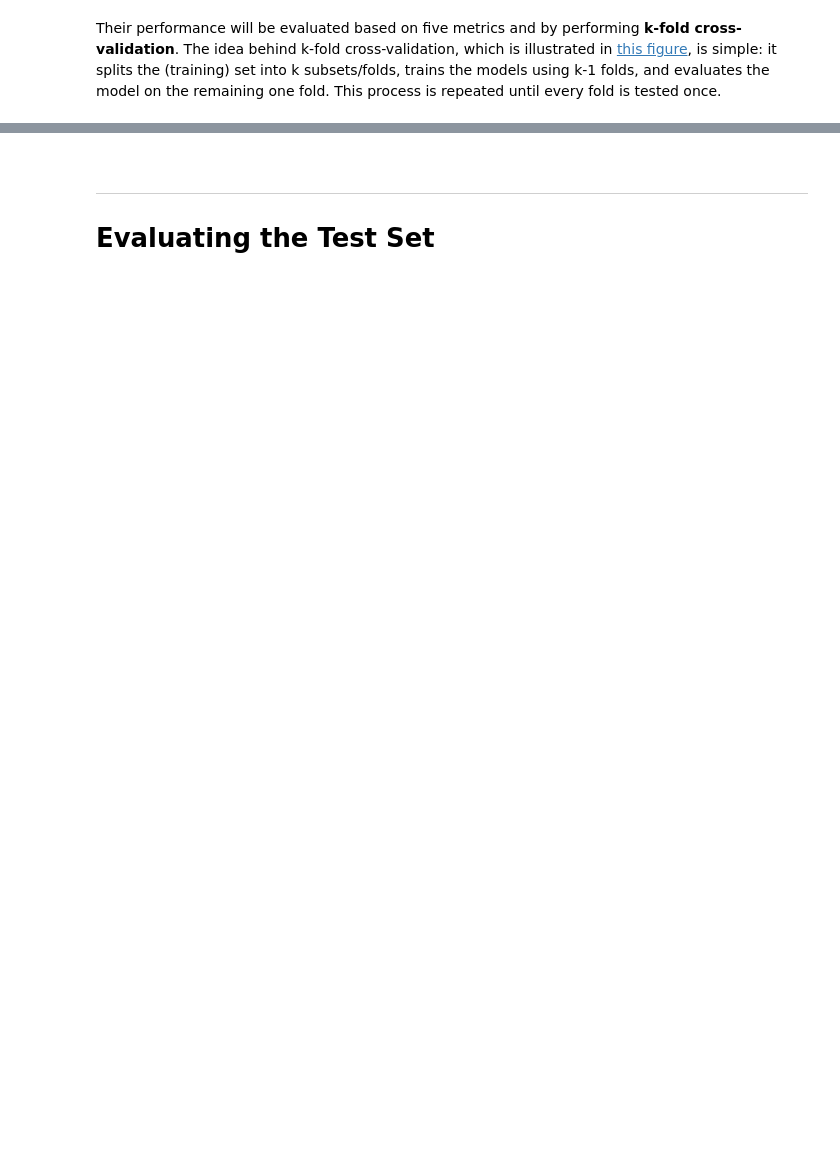
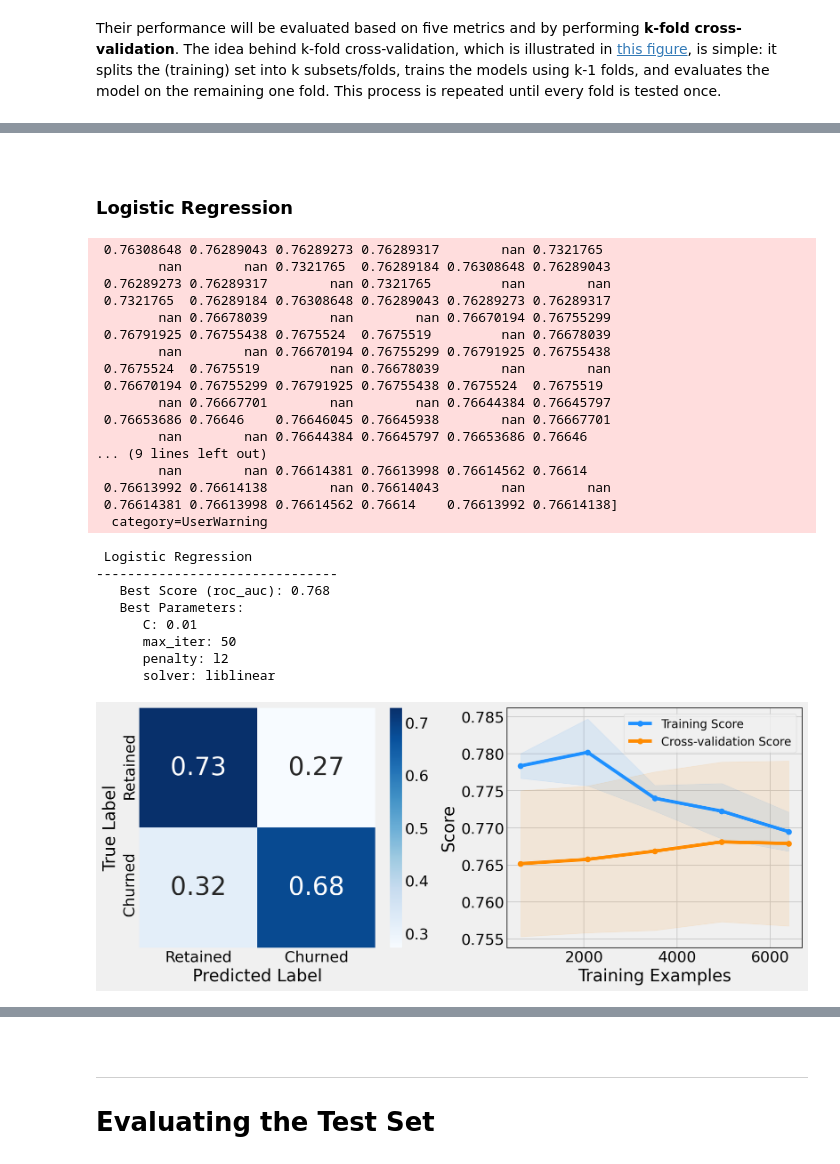
Before and after one commit to KOrfanakis/Predicting_Customer_Churn_Classification, a Jupyter notebook: Analysis_Notebook.ipynb, the cells around one changed output, grey strips where cells are left out. Drawn from its saved outputs; the diff is of its cells as text; code cells hidden in the pictures; blank space fills up the shorter version.

```diff
--- a/Analysis_Notebook.ipynb
+++ b/Analysis_Notebook.ipynb
@@ -658,27 +828,3 @@ Their performance will be evaluated based on five metrics and by performing **k-
 # %%
-scoring_metrics = ['accuracy', 'roc_auc', 'precision', 'recall', 'f1']
+scoring_metric = 'roc_auc'
 cv = KFold(n_splits=5, random_state=random_state, shuffle=True)
-# %%
-baseline = {}
-for scoring_metric in scoring_metrics:
-    scoring_data = []
-
-    for clf in clf_list:
-        cv_scores = cross_val_score(estimator=clf[1],
-                                    X=X_train,
-                                    y=y_train,
-                                    scoring=scoring_metric,
-                                    cv=cv,
-                                    n_jobs=-1)
-
-        scoring_data.append(cv_scores.mean())
-
-    baseline[scoring_metric] = scoring_data
-
-baseline_df = pd.DataFrame(
-    data=baseline,
-    index=[clf_list[i][0] for i in range(len(clf_list))])
-
-baseline_df.columns = ['Accuracy', 'AUC', 'Precision', 'Recall', 'F1']
-
-baseline_df.style.highlight_max(color='indianred', axis=0)
@@ -694,0 +831,50 @@ baseline_df.style.highlight_max(color='indianred', axis=0)
+# %% [markdown]
+<br>
+
+### Logistic Regression
+# %%
+lr = LogisticRegression(random_state=random_state, class_weight='balanced')
+
+param_grid = {
+    'penalty': ['l1', 'l2'],
+    'C': [0.001, 0.01, 0.1, 1, 10],
+    'solver': ['lbfgs', 'liblinear', 'newton-cg', 'sag', 'saga'],
+    'max_iter': [50, 100, 500]
+}
+
+lr_clf = GridSearchCV(estimator=lr,
+                      param_grid=param_grid,
+                      scoring=scoring_metric,
+                      cv=cv,
+                      verbose=False,
+                      n_jobs=-1)
+
+best_lr_clf = lr_clf.fit(X_train, y_train)
+clf_performance(best_lr_clf, 'Logistic Regression', 'LR', cv)
+# %% [output]
+ 0.76308648 0.76289043 0.76289273 0.76289317        nan 0.7321765
+        nan        nan 0.7321765  0.76289184 0.76308648 0.76289043
+ 0.76289273 0.76289317        nan 0.7321765         nan        nan
+ 0.7321765  0.76289184 0.76308648 0.76289043 0.76289273 0.76289317
+        nan 0.76678039        nan        nan 0.76670194 0.76755299
+ 0.76791925 0.76755438 0.7675524  0.7675519         nan 0.76678039
+        nan        nan 0.76670194 0.76755299 0.76791925 0.76755438
+ 0.7675524  0.7675519         nan 0.76678039        nan        nan
+ 0.76670194 0.76755299 0.76791925 0.76755438 0.7675524  0.7675519
+        nan 0.76667701        nan        nan 0.76644384 0.76645797
+ 0.76653686 0.76646    0.76646045 0.76645938        nan 0.76667701
+        nan        nan 0.76644384 0.76645797 0.76653686 0.76646
+... (9 lines left out)
+        nan        nan 0.76614381 0.76613998 0.76614562 0.76614
+ 0.76613992 0.76614138        nan 0.76614043        nan        nan
+ 0.76614381 0.76613998 0.76614562 0.76614    0.76613992 0.76614138]
+  category=UserWarning
+ Logistic Regression
+-------------------------------
+   Best Score (roc_auc): 0.768
+   Best Parameters:
+      C: 0.01
+      max_iter: 50
+      penalty: l2
+      solver: liblinear
+[figure, added]
```
Also changed, not shown: parts of 49 cells of this notebook.
